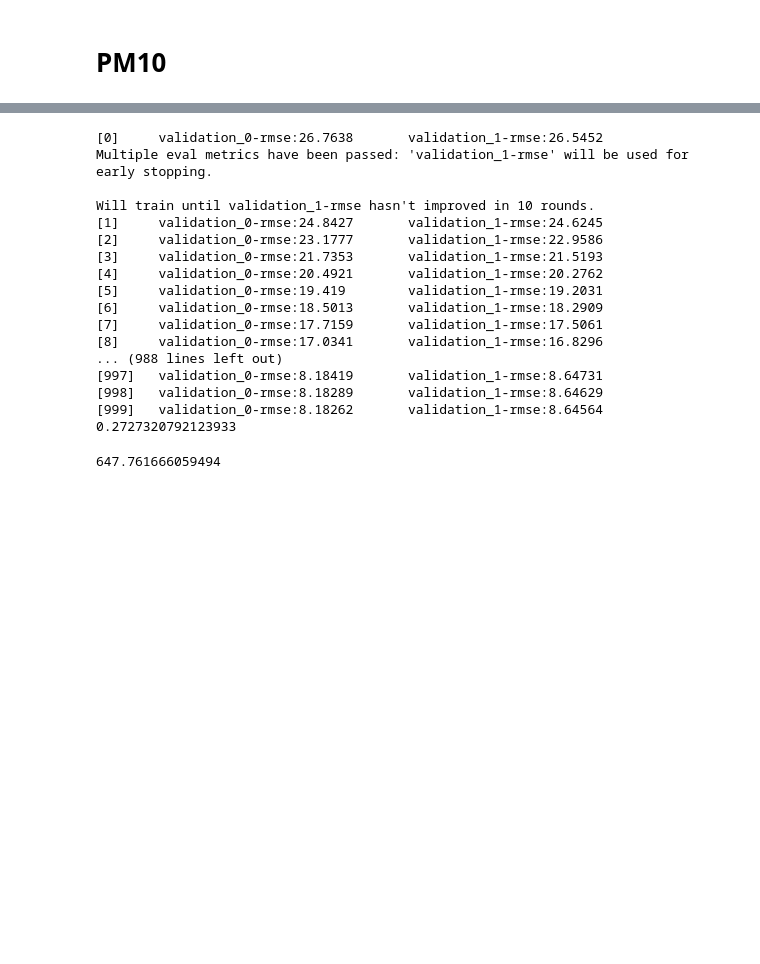
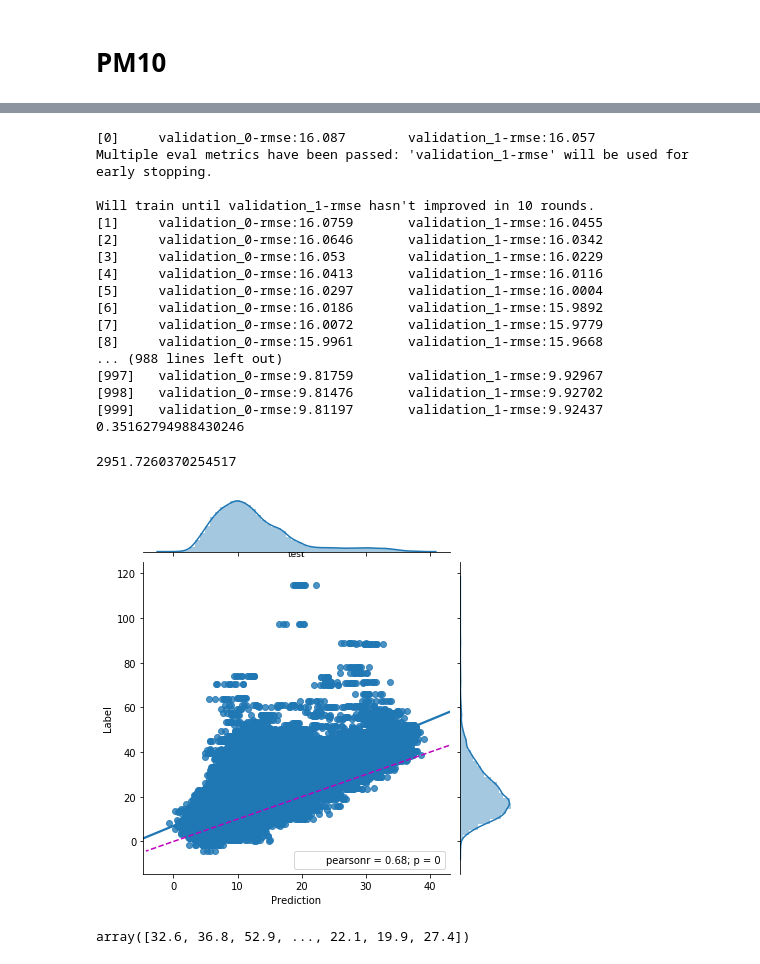
Before and after one commit to data-mining-not-found/air-quality-prediction, a Jupyter notebook: Released code/Version_1_0/5_xgboost_model.ipynb, the cells around one changed output, grey strips where cells are left out. Saved outputs shown, nothing was run; the diff lists cells and outputs as text; code cells hidden in the pictures; blank space fills up the shorter version.

```diff
--- a/Released code/Version_1_0/5_xgboost_model.ipynb
+++ b/Released code/Version_1_0/5_xgboost_model.ipynb
@@ -177,13 +191,20 @@ def smape(y_true, y_pred):
 ts = time.time()
 
 model = XGBRegressor(
-    max_depth=8,
+    max_depth=10,
+    learning_rate=0.001,
     n_estimators=1000,
-    min_child_weight=300,
+    gamma=0.8,
+    min_child_weight=2,
+    reg_alpha=0.001,
+    max_delta_step=0,
+    colsample_bylevel=0.9,
     colsample_bytree=0.8,
     subsample=0.8,
+    base_score=10,
     eta=0.3,
-    seed=42)
+    seed=1,
+    nthread=30)
 
 model.fit(
     train_X_PM10,
@@ -197,22 +218,31 @@ pred = model.predict(test_X_PM10)
 print (smape(pred, test_Y_PM10))
 time.time() - ts
 # %% [output]
-[0]     validation_0-rmse:26.7638       validation_1-rmse:26.5452
+[0]     validation_0-rmse:16.087        validation_1-rmse:16.057
 Multiple eval metrics have been passed: 'validation_1-rmse' will be used for early stopping.
 
 Will train until validation_1-rmse hasn't improved in 10 rounds.
-[1]     validation_0-rmse:24.8427       validation_1-rmse:24.6245
-[2]     validation_0-rmse:23.1777       validation_1-rmse:22.9586
-[3]     validation_0-rmse:21.7353       validation_1-rmse:21.5193
-[4]     validation_0-rmse:20.4921       validation_1-rmse:20.2762
-[5]     validation_0-rmse:19.419        validation_1-rmse:19.2031
-[6]     validation_0-rmse:18.5013       validation_1-rmse:18.2909
-[7]     validation_0-rmse:17.7159       validation_1-rmse:17.5061
-[8]     validation_0-rmse:17.0341       validation_1-rmse:16.8296
+[1]     validation_0-rmse:16.0759       validation_1-rmse:16.0455
+[2]     validation_0-rmse:16.0646       validation_1-rmse:16.0342
+[3]     validation_0-rmse:16.053        validation_1-rmse:16.0229
+[4]     validation_0-rmse:16.0413       validation_1-rmse:16.0116
+[5]     validation_0-rmse:16.0297       validation_1-rmse:16.0004
+[6]     validation_0-rmse:16.0186       validation_1-rmse:15.9892
+[7]     validation_0-rmse:16.0072       validation_1-rmse:15.9779
+[8]     validation_0-rmse:15.9961       validation_1-rmse:15.9668
 ... (988 lines left out)
-[997]   validation_0-rmse:8.18419       validation_1-rmse:8.64731
-[998]   validation_0-rmse:8.18289       validation_1-rmse:8.64629
-[999]   validation_0-rmse:8.18262       validation_1-rmse:8.64564
-0.2727320792123933
+[997]   validation_0-rmse:9.81759       validation_1-rmse:9.92967
+[998]   validation_0-rmse:9.81476       validation_1-rmse:9.92702
+[999]   validation_0-rmse:9.81197       validation_1-rmse:9.92437
+0.35162794988430246
-647.761666059494
+2951.7260370254517
+# %%
+pred = model.predict(test_X_PM10)
+model_performance_sc_plot(pred, test_Y_PM10, 'test')
+# %% [output]
+[figure, added]
+# %%
+test_Y_PM10
+# %% [output]
+array([32.6, 36.8, 52.9, ..., 22.1, 19.9, 27.4])
 # %%
```
Also changed, not shown: parts of 18 cells of this notebook, 1 other file.
